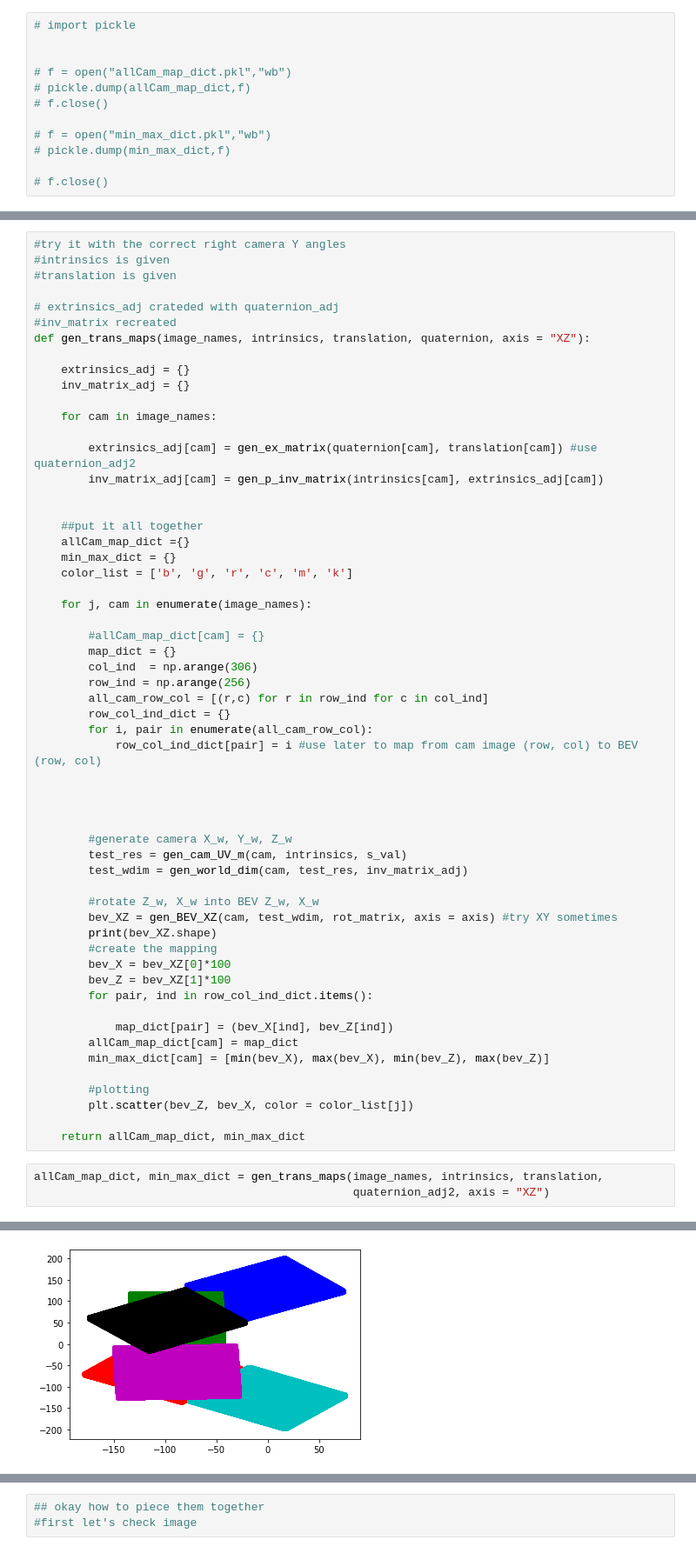
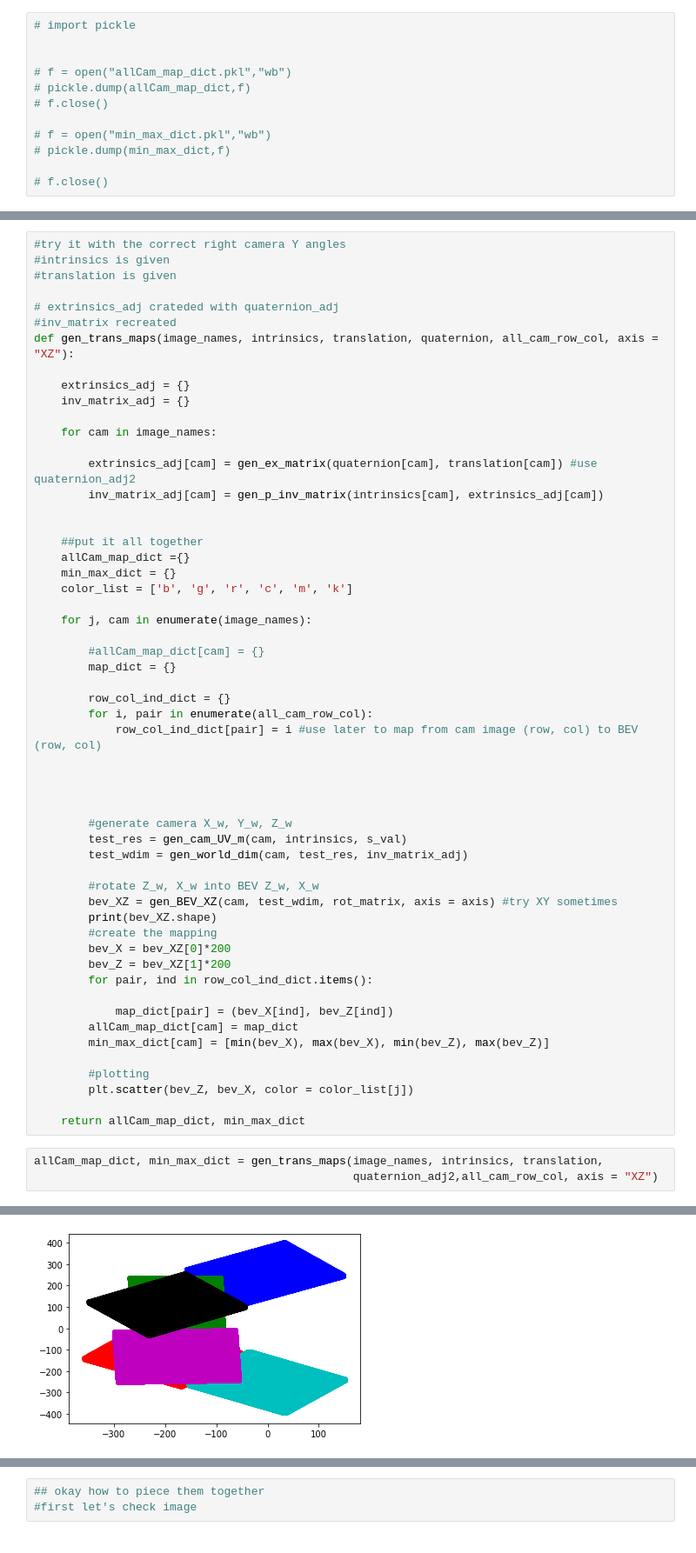
Before and after one commit to bwolfson2/dl2020, a Jupyter notebook: camera/Camera distortion.ipynb, the cells around one changed output, grey strips where cells are left out. Shown at 87% size. Cells and saved outputs as stored; diff of their text form.

```diff
--- a/camera/Camera distortion.ipynb
+++ b/camera/Camera distortion.ipynb
@@ -721,7 +668,7 @@ quaternion_adj
 
 # extrinsics_adj crateded with quaternion_adj
 #inv_matrix recreated
-def gen_trans_maps(image_names, intrinsics, translation, quaternion, axis = "XZ"):
+def gen_trans_maps(image_names, intrinsics, translation, quaternion, all_cam_row_col, axis = "XZ"):
 
     extrinsics_adj = {}
     inv_matrix_adj = {}
@@ -741,9 +688,7 @@ def gen_trans_maps(image_names, intrinsics, translation, quaternion, axis = "XZ"
 
         #allCam_map_dict[cam] = {}
         map_dict = {}
-        col_ind  = np.arange(306)
-        row_ind = np.arange(256)
-        all_cam_row_col = [(r,c) for r in row_ind for c in col_ind]
+
         row_col_ind_dict = {}
         for i, pair in enumerate(all_cam_row_col):
             row_col_ind_dict[pair] = i #use later to map from cam image (row, col) to BEV (row, col)
@@ -759,8 +704,8 @@ def gen_trans_maps(image_names, intrinsics, translation, quaternion, axis = "XZ"
         bev_XZ = gen_BEV_XZ(cam, test_wdim, rot_matrix, axis = axis) #try XY sometimes
         print(bev_XZ.shape)
         #create the mapping
-        bev_X = bev_XZ[0]*100
-        bev_Z = bev_XZ[1]*100
+        bev_X = bev_XZ[0]*200
+        bev_Z = bev_XZ[1]*200
         for pair, ind in row_col_ind_dict.items():
 
             map_dict[pair] = (bev_X[ind], bev_Z[ind])
@@ -773,15 +718,15 @@ def gen_trans_maps(image_names, intrinsics, translation, quaternion, axis = "XZ"
     return allCam_map_dict, min_max_dict
 # %%
 allCam_map_dict, min_max_dict = gen_trans_maps(image_names, intrinsics, translation,
-                                               quaternion_adj2, axis = "XZ")
+                                               quaternion_adj2,all_cam_row_col, axis = "XZ")
 # %% [output]
 (2, 78336)
 (2, 78336)
 (2, 78336)
 (2, 78336)
 (2, 78336)
 (2, 78336)
-[figure, old version]
+[figure, new version]
 # %%
 min_max_dict
 # %% [output]
```
Also changed, not shown: parts of 16 cells of this notebook.
